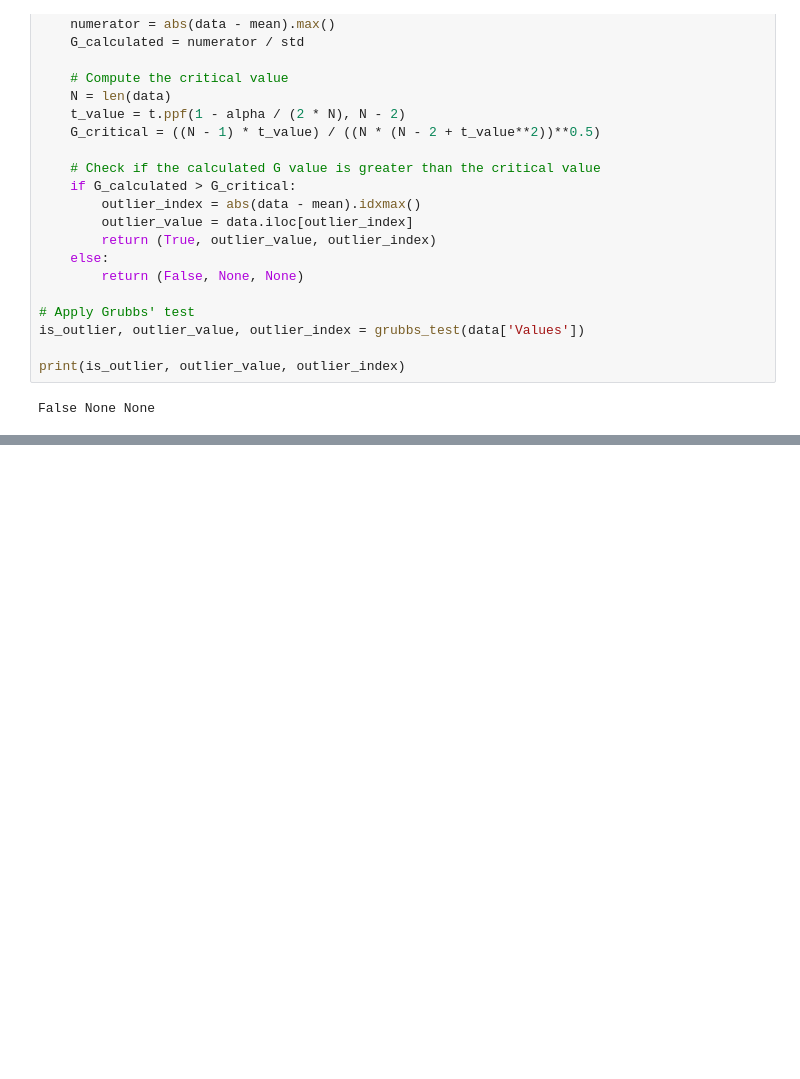
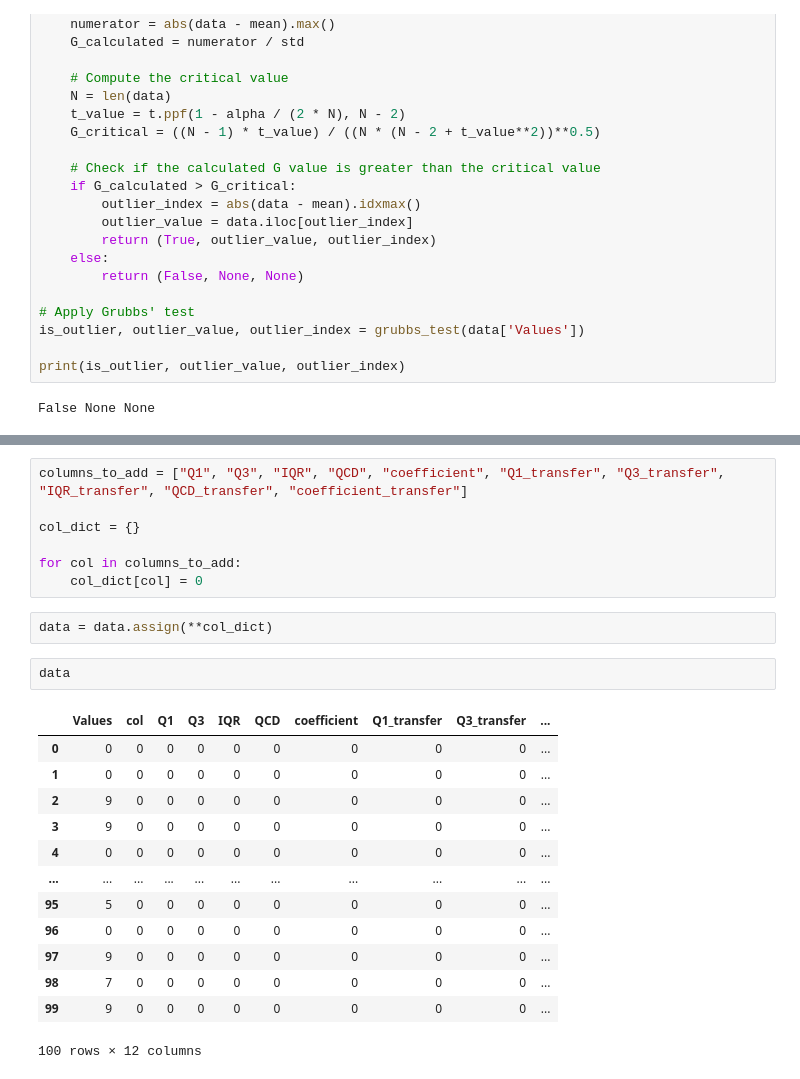
Before and after one commit to DiogoRibeiro7/Medium-Blog, a Jupyter notebook: intermittent_time_series-main/Intermittent Time Series Forecasting.ipynb, the cells around one changed output, grey strips where cells are left out. Cells and saved outputs as stored; diff of their text form; blank space fills up the shorter version.

```diff
--- a/intermittent_time_series-main/Intermittent Time Series Forecasting.ipynb
+++ b/intermittent_time_series-main/Intermittent Time Series Forecasting.ipynb
@@ -650,0 +669,25 @@ The forecasted demand rate using Syntetos-Boylan Approximation is: 3.437
+# %%
+columns_to_add = ["Q1", "Q3", "IQR", "QCD", "coefficient", "Q1_transfer", "Q3_transfer", "IQR_transfer", "QCD_transfer", "coefficient_transfer"]
+
+col_dict = {}
+
+for col in columns_to_add:
+    col_dict[col] = 0
+# %%
+data = data.assign(**col_dict)
+# %%
+data
+# %% [output]
+|  | Values | col | Q1 | Q3 | IQR | QCD | coefficient | Q1_transfer | Q3_transfer | ... |
+| 0 | 0 | 0 | 0 | 0 | 0 | 0 | 0 | 0 | 0 | ... |
+| 1 | 0 | 0 | 0 | 0 | 0 | 0 | 0 | 0 | 0 | ... |
+| 2 | 9 | 0 | 0 | 0 | 0 | 0 | 0 | 0 | 0 | ... |
+| 3 | 9 | 0 | 0 | 0 | 0 | 0 | 0 | 0 | 0 | ... |
+| 4 | 0 | 0 | 0 | 0 | 0 | 0 | 0 | 0 | 0 | ... |
+| ... | ... | ... | ... | ... | ... | ... | ... | ... | ... | ... |
+| 95 | 5 | 0 | 0 | 0 | 0 | 0 | 0 | 0 | 0 | ... |
+| 96 | 0 | 0 | 0 | 0 | 0 | 0 | 0 | 0 | 0 | ... |
+| 97 | 9 | 0 | 0 | 0 | 0 | 0 | 0 | 0 | 0 | ... |
+| 98 | 7 | 0 | 0 | 0 | 0 | 0 | 0 | 0 | 0 | ... |
+| 99 | 9 | 0 | 0 | 0 | 0 | 0 | 0 | 0 | 0 | ... |
+100 rows × 12 columns
```
Also changed, not shown: parts of 8 cells of this notebook, 1 other file.
